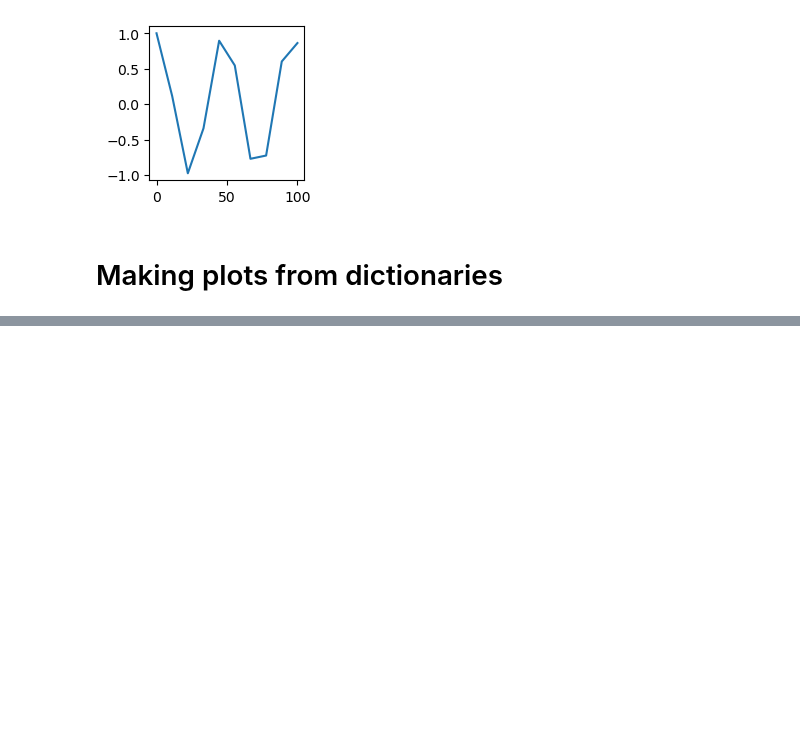
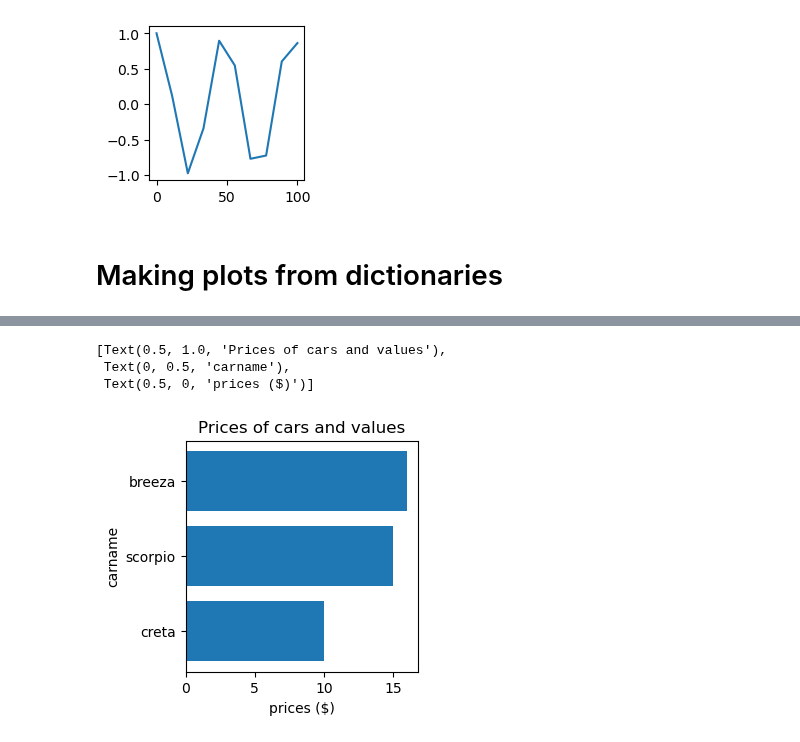
Before and after one commit to FairozAhmadSheikh/Machine_and_Deep_Learning_Basic_To_Advance, a Jupyter notebook: revision_matplotlib.ipynb, the cells around one changed output, grey strips where cells are left out. Saved outputs shown, nothing was run; the diff lists cells and outputs as text; code cells hidden in the pictures; blank space fills up the shorter version.

Commit message:
two methods for subplots

```diff
--- a/revision_matplotlib.ipynb
+++ b/revision_matplotlib.ipynb
@@ -93,0 +96,12 @@ ax.set(title='Prices of '
+# %%
+# Horizontal bar graph requires data in list
+fig,ax=plt.subplots(figsize=(3,3))
+ax.barh(list(car_prices.keys()),list(car_prices.values()))
+ax.set(title="Prices of cars and values",
+       ylabel="carname",
+       xlabel='prices ($)')
+# %% [output]
+[Text(0.5, 1.0, 'Prices of cars and values'),
+ Text(0, 0.5, 'carname'),
+ Text(0.5, 0, 'prices ($)')]
+[figure, added]
```
Also changed, not shown: parts of 6 cells of this notebook.
